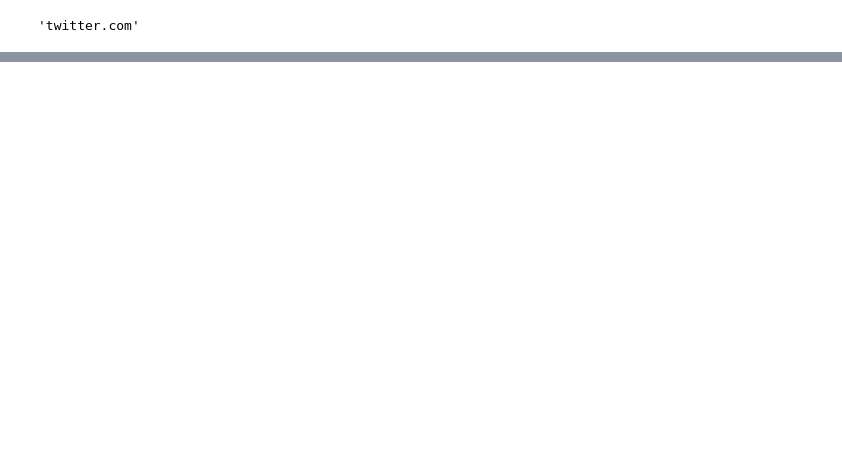
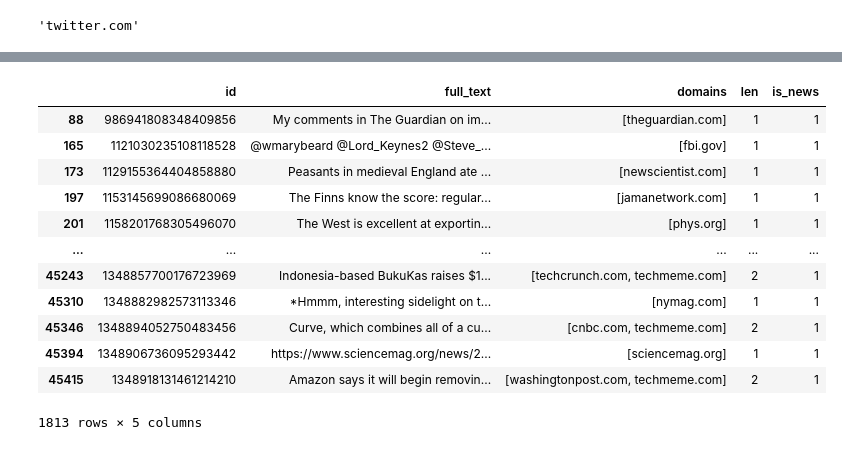
Before and after one commit to gsajko/tweetfeed, a Jupyter notebook: notebooks/extract from url.ipynb, the cells around one changed output, grey strips where cells are left out. Saved outputs shown, nothing was run; the diff lists cells and outputs as text; code cells hidden in the pictures; blank space fills up the shorter version.

```diff
--- a/notebooks/extract from url.ipynb
+++ b/notebooks/extract from url.ipynb
@@ -169,0 +352,4 @@ url_list = urls.urls[13]
+# %%
+new_columns_list = []
+for i in range(df_tweetzz.len.max()):
+    new_columns_list.append(f"domain{i+1}")
@@ -169,0 +360,2 @@ url_list = urls.urls[13]
+# %%
+df_tweetzz[new_columns_list] = pd.DataFrame(df_tweetzz.domains.tolist())
@@ -169,0 +403,3 @@ url_list = urls.urls[13]
+# %%
+for v in new_columns_list:
+    df_tweetzz[v] = df_tweetzz[v].isin(news_domains).astype(int)
@@ -169,0 +425,19 @@ url_list = urls.urls[13]
+# %%
+df_tweetzz["is_news"] = df_tweetzz[new_columns_list].sum(axis=1)
+df_tweetzz.drop(new_columns_list, axis=1, inplace=True)
+# %%
+df_tweetzz[df_tweetzz["is_news"] > 0]
+# %% [output]
+|  | id | full_text | domains | len | is_news |
+| 88 | 986941808348409856 | My comments in The Guardian on im... | [theguardian.com] | 1 | 1 |
+| 165 | 1121030235108118528 | @wmarybeard @Lord_Keynes2 @Steve_... | [fbi.gov] | 1 | 1 |
+| 173 | 1129155364404858880 | Peasants in medieval England ate ... | [newscientist.com] | 1 | 1 |
+| 197 | 1153145699086680069 | The Finns know the score: regular... | [jamanetwork.com] | 1 | 1 |
+| 201 | 1158201768305496070 | The West is excellent at exportin... | [phys.org] | 1 | 1 |
+| ... | ... | ... | ... | ... | ... |
+| 45243 | 1348857700176723969 | Indonesia-based BukuKas raises $1... | [techcrunch.com, techmeme.com] | 2 | 1 |
+| 45310 | 1348882982573113346 | *Hmmm, interesting sidelight on t... | [nymag.com] | 1 | 1 |
+| 45346 | 1348894052750483456 | Curve, which combines all of a cu... | [cnbc.com, techmeme.com] | 2 | 1 |
+| 45394 | 1348906736095293442 | https://www.sciencemag.org/news/2... | [sciencemag.org] | 1 | 1 |
+| 45415 | 1348918131461214210 | Amazon says it will begin removin... | [washingtonpost.com, techmeme.com] | 2 | 1 |
+1813 rows × 5 columns
```
Also changed, not shown: parts of 60 cells of this notebook, 6 other files.
